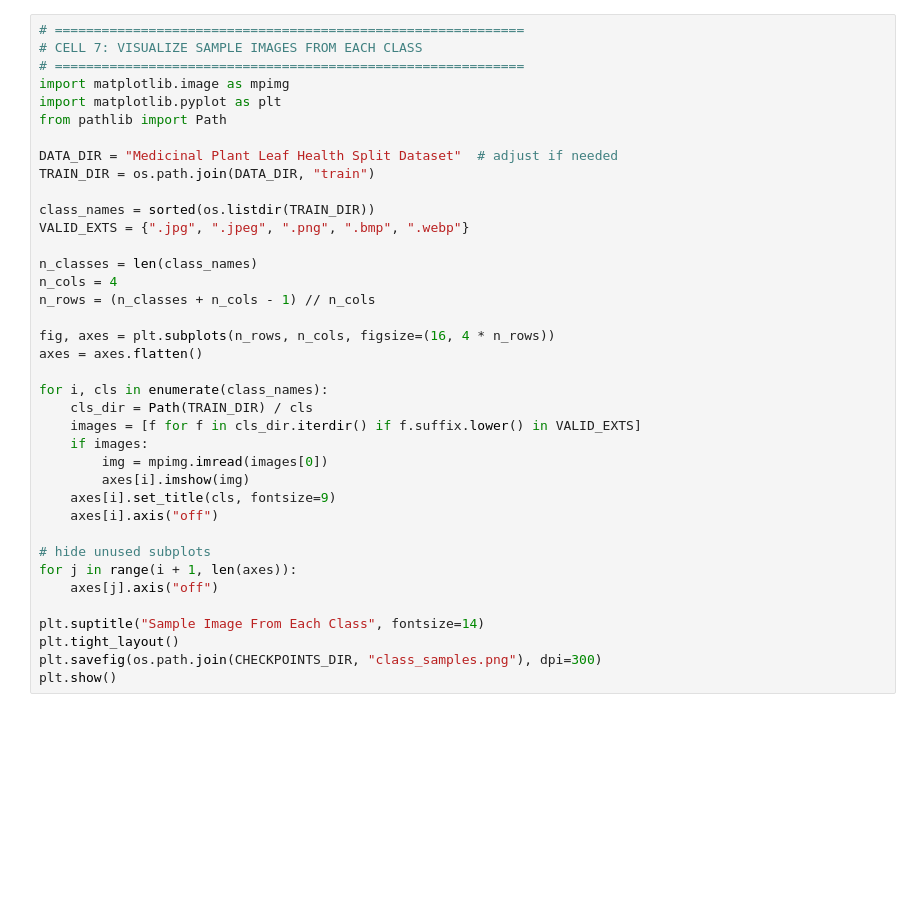
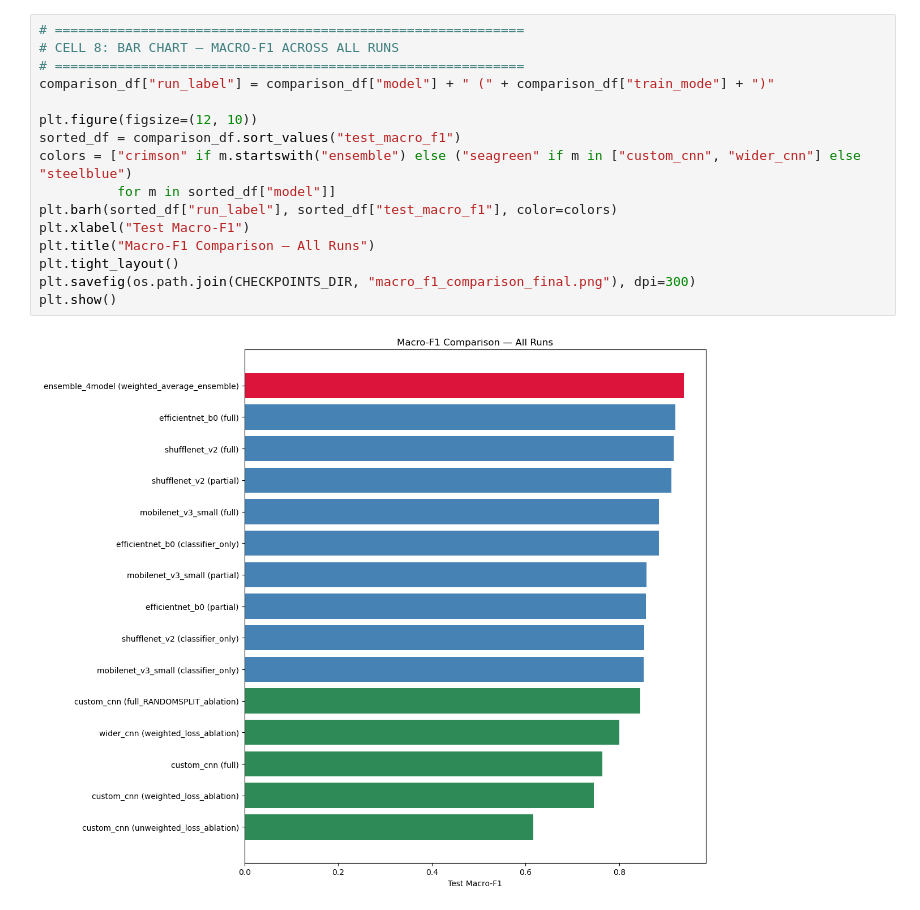
Before and after one commit to smnafimniloy/cvpr_final, a Jupyter notebook: comparison.ipynb, the cells around one changed output. Cells and saved outputs as stored; diff of their text form; blank space fills up the shorter version.

```diff
--- a/comparison.ipynb
+++ b/comparison.ipynb
@@ -107,38 +290,18 @@ print(best_overall)
 # %%
 # ============================================================
-# CELL 7: VISUALIZE SAMPLE IMAGES FROM EACH CLASS
+# CELL 8: BAR CHART — MACRO-F1 ACROSS ALL RUNS
 # ============================================================
-import matplotlib.image as mpimg
-import matplotlib.pyplot as plt
-from pathlib import Path
+comparison_df["run_label"] = comparison_df["model"] + " (" + comparison_df["train_mode"] + ")"
 
-DATA_DIR = "Medicinal Plant Leaf Health Split Dataset"  # adjust if needed
-TRAIN_DIR = os.path.join(DATA_DIR, "train")
-
-class_names = sorted(os.listdir(TRAIN_DIR))
-VALID_EXTS = {".jpg", ".jpeg", ".png", ".bmp", ".webp"}
-
-n_classes = len(class_names)
-n_cols = 4
-n_rows = (n_classes + n_cols - 1) // n_cols
-
-fig, axes = plt.subplots(n_rows, n_cols, figsize=(16, 4 * n_rows))
-axes = axes.flatten()
-
-for i, cls in enumerate(class_names):
-    cls_dir = Path(TRAIN_DIR) / cls
-    images = [f for f in cls_dir.iterdir() if f.suffix.lower() in VALID_EXTS]
-    if images:
-        img = mpimg.imread(images[0])
-        axes[i].imshow(img)
-    axes[i].set_title(cls, fontsize=9)
-    axes[i].axis("off")
-
-# hide unused subplots
-for j in range(i + 1, len(axes)):
-    axes[j].axis("off")
-
-plt.suptitle("Sample Image From Each Class", fontsize=14)
+plt.figure(figsize=(12, 10))
+sorted_df = comparison_df.sort_values("test_macro_f1")
+colors = ["crimson" if m.startswith("ensemble") else ("seagreen" if m in ["custom_cnn", "wider_cnn"] else "steelblue")
+          for m in sorted_df["model"]]
+plt.barh(sorted_df["run_label"], sorted_df["test_macro_f1"], color=colors)
+plt.xlabel("Test Macro-F1")
+plt.title("Macro-F1 Comparison — All Runs")
 plt.tight_layout()
-plt.savefig(os.path.join(CHECKPOINTS_DIR, "class_samples.png"), dpi=300)
+plt.savefig(os.path.join(CHECKPOINTS_DIR, "macro_f1_comparison_final.png"), dpi=300)
 plt.show()
+# %% [output]
+[figure, added]
```
Also changed, not shown: parts of 17 cells of this notebook, 35 other files.
